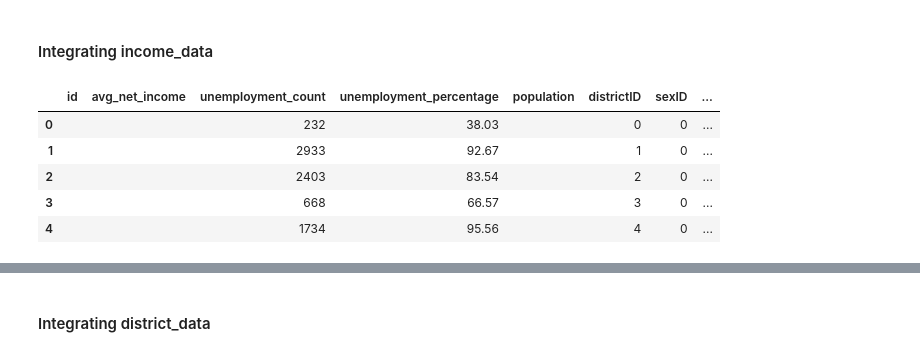
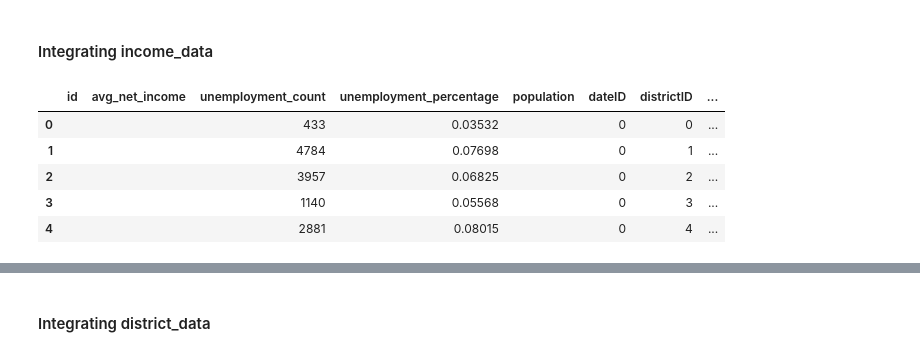
Before and after one commit to yasinfahmy/Business-Intelligence-I, a Jupyter notebook: pipeline/notebooks/pipeline.ipynb, the cells around one changed output, grey strips where cells are left out. Saved outputs shown, nothing was run; the diff lists cells and outputs as text; code cells hidden in the pictures.

```diff
--- a/pipeline/notebooks/pipeline.ipynb
+++ b/pipeline/notebooks/pipeline.ipynb
@@ -107,6 +107,6 @@ unemployment_data["UEP_VALUE"] = unemployment_data["UEP_VALUE"].str.strip()
 ### Keep only relevant columns
 # %%
 #income_data
-income_data = income_data[['NUTS', 'DISTRICT_CODE', 'REF_YEAR', 'INC_MAL_VALUE', 'INC_FEM_VALUE']] #https://stackoverflow.com/questions/11285613/selecting-multiple-columns-in-a-pandas-dataframe
+income_data = income_data[['NUTS', 'DISTRICT_CODE', 'REF_YEAR', 'INC_TOT_VALUE', 'INC_MAL_VALUE', 'INC_FEM_VALUE']] #https://stackoverflow.com/questions/11285613/selecting-multiple-columns-in-a-pandas-dataframe
 income_data.head()
 # %% [output]
@@ -159,8 +159,5 @@ income_data.head()
 # %%
 #unemployment_data
-#Drop rows with total value of both genders
-unemployment_data = unemployment_data[unemployment_data["SEX"] != "0"] #https://www.geeksforgeeks.org/python/how-to-drop-rows-in-dataframe-by-conditions-on-column-values/
-
 #Drop rows that are an aggregate
 unemployment_data = unemployment_data[unemployment_data["DISTRICT_CODE"] != "90000"] #https://www.geeksforgeeks.org/python/how-to-drop-rows-in-dataframe-by-conditions-on-column-values/
 
@@ -198,6 +195,7 @@ district_data.head()
 #Extract District number
 income_data['DISTRICT_CODE'] = income_data['DISTRICT_CODE'].str[1:3] #https://stackoverflow.com/questions/36505847/substring-of-an-entire-column-in-pandas-dataframe
 #Remove thousands seperator
+income_data['INC_TOT_VALUE'] = income_data['INC_TOT_VALUE'].str.replace('.', '') #https://stackoverflow.com/questions/28986489/how-to-replace-text-in-a-string-column-of-a-pandas-dataframe
 income_data['INC_MAL_VALUE'] = income_data['INC_MAL_VALUE'].str.replace('.', '') #https://stackoverflow.com/questions/28986489/how-to-replace-text-in-a-string-column-of-a-pandas-dataframe
 income_data['INC_FEM_VALUE'] = income_data['INC_FEM_VALUE'].str.replace('.', '') #https://stackoverflow.com/questions/28986489/how-to-replace-text-in-a-string-column-of-a-pandas-dataframe
 income_data.head()
@@ -363,9 +362,6 @@ for i in range(fact_economic_indicators_df.shape[0]):
     year = int(fact_economic_indicators_df.loc[i,'dateID'])
     fact_economic_indicators_df.loc[i,'dateID'] = dim_date_df[dim_date_df["year"] == year]["id"].iloc[0]
 
-    #sexID
-    fact_economic_indicators_df.loc[i,'sexID'] = "0" if fact_economic_indicators_df.loc[i,'sexID'] == "1" else "1" #https://stackoverflow.com/questions/18669836/is-it-possible-to-write-single-line-return-statement-with-if-statement
-
     #districtID
     district = fact_economic_indicators_df.loc[i,'districtID']
     fact_economic_indicators_df.loc[i,'districtID'] = dim_district_df[dim_district_df["district"] == district]["id"].iloc[0]
@@ -388,24 +397,24 @@ fact_economic_indicators_df["population"] = ""
 # %%
 #Reorder columns
 #https://stackoverflow.com/questions/53141240/pandas-how-to-swap-or-reorder-columns
 fact_economic_indicators_df = fact_economic_indicators_df[[
     'id',
     'avg_net_income',
     'unemployment_count',
     'unemployment_percentage',
     'population',
+    'dateID',
     'districtID',
-    'sexID',
-    'dateID'
+    'sexID'
 ]]
 fact_economic_indicators_df.head()
 # %% [output]
-|  | id | avg_net_income | unemployment_count | unemployment_percentage | population | districtID | sexID | ... |
-| 0 |  |  | 232 | 38.03 |  | 0 | 0 | ... |
-| 1 |  |  | 2933 | 92.67 |  | 1 | 0 | ... |
-| 2 |  |  | 2403 | 83.54 |  | 2 | 0 | ... |
-| 3 |  |  | 668 | 66.57 |  | 3 | 0 | ... |
-| 4 |  |  | 1734 | 95.56 |  | 4 | 0 | ... |
+|  | id | avg_net_income | unemployment_count | unemployment_percentage | population | dateID | districtID | ... |
+| 0 |  |  | 433 | 0.03532 |  | 0 | 0 | ... |
+| 1 |  |  | 4784 | 0.07698 |  | 0 | 1 | ... |
+| 2 |  |  | 3957 | 0.06825 |  | 0 | 2 | ... |
+| 3 |  |  | 1140 | 0.05568 |  | 0 | 3 | ... |
+| 4 |  |  | 2881 | 0.08015 |  | 0 | 4 | ... |
 # %%
 #Update fact_economic_indicators df with new data from income_data
 for i in range(income_data.shape[0]):
```
Also changed, not shown: parts of 17 cells of this notebook, 2 other files.
